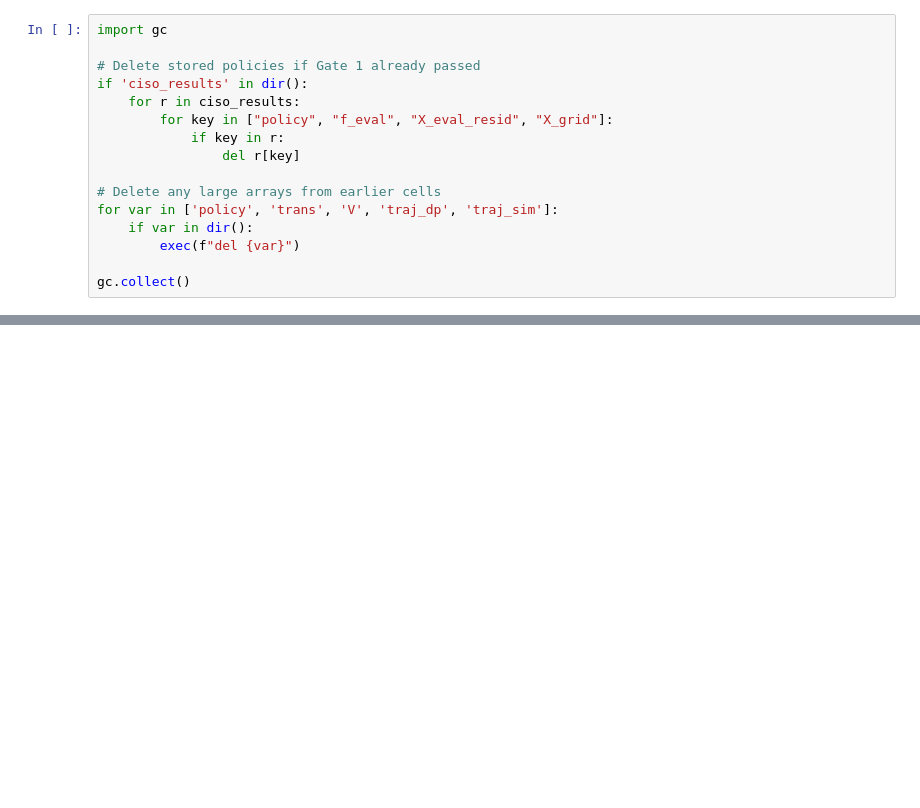
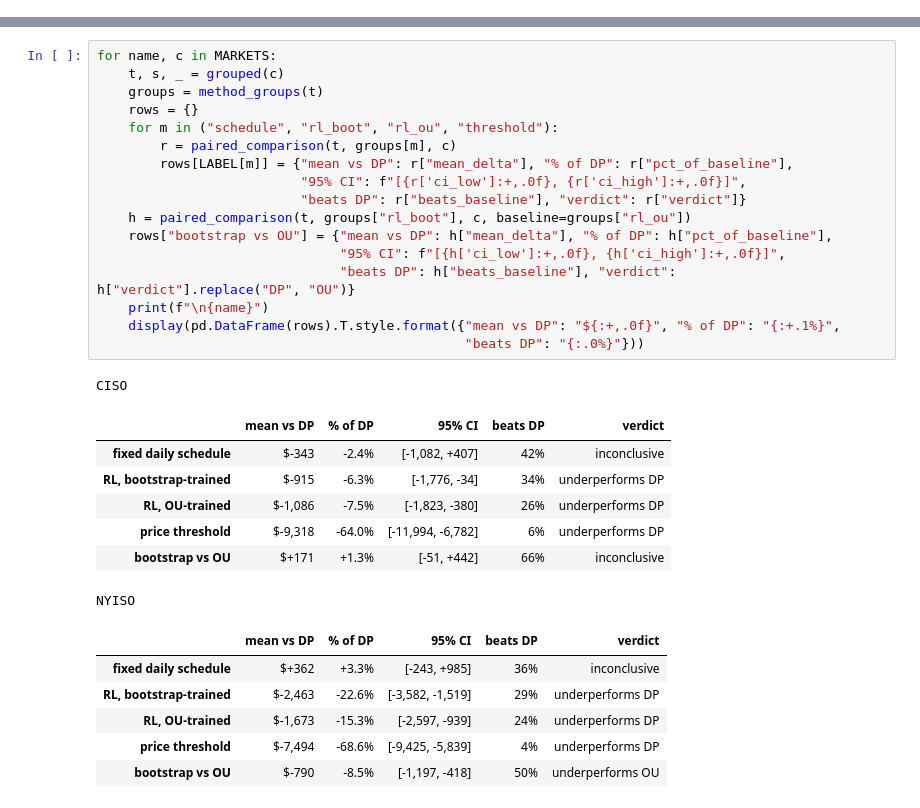
Before and after one commit to keltonmccormick18/Battery-storage-optimization, a Jupyter notebook: notebooks/04_rl.ipynb, the cells around one changed output, grey strips where cells are left out. Drawn from its saved outputs; the diff is of its cells as text; blank space fills up the shorter version.

```diff
--- a/notebooks/04_rl.ipynb
+++ b/notebooks/04_rl.ipynb
@@ -330,16 +0,0 @@ Total:     8.6 GB
-# %%
-import gc
-
-# Delete stored policies if Gate 1 already passed
-if 'ciso_results' in dir():
-    for r in ciso_results:
-        for key in ["policy", "f_eval", "X_eval_resid", "X_grid"]:
-            if key in r:
-                del r[key]
-
-# Delete any large arrays from earlier cells
-for var in ['policy', 'trans', 'V', 'traj_dp', 'traj_sim']:
-    if var in dir():
-        exec(f"del {var}")
-
-gc.collect()
@@ -469,0 +97,32 @@ Available after cleanup: 0.6 GB
+# %%
+for name, c in MARKETS:
+    t, s, _ = grouped(c)
+    groups = method_groups(t)
+    rows = {}
+    for m in ("schedule", "rl_boot", "rl_ou", "threshold"):
+        r = paired_comparison(t, groups[m], c)
+        rows[LABEL[m]] = {"mean vs DP": r["mean_delta"], "% of DP": r["pct_of_baseline"],
+                          "95% CI": f"[{r['ci_low']:+,.0f}, {r['ci_high']:+,.0f}]",
+                          "beats DP": r["beats_baseline"], "verdict": r["verdict"]}
+    h = paired_comparison(t, groups["rl_boot"], c, baseline=groups["rl_ou"])
+    rows["bootstrap vs OU"] = {"mean vs DP": h["mean_delta"], "% of DP": h["pct_of_baseline"],
+                               "95% CI": f"[{h['ci_low']:+,.0f}, {h['ci_high']:+,.0f}]",
+                               "beats DP": h["beats_baseline"], "verdict": h["verdict"].replace("DP", "OU")}
+    print(f"\n{name}")
+    display(pd.DataFrame(rows).T.style.format({"mean vs DP": "${:+,.0f}", "% of DP": "{:+.1%}",
+                                               "beats DP": "{:.0%}"}))
+# %% [output]
+CISO
+|  | mean vs DP | % of DP | 95% CI | beats DP | verdict |
+| fixed daily schedule | $-343 | -2.4% | [-1,082, +407] | 42% | inconclusive |
+| RL, bootstrap-trained | $-915 | -6.3% | [-1,776, -34] | 34% | underperforms DP |
+| RL, OU-trained | $-1,086 | -7.5% | [-1,823, -380] | 26% | underperforms DP |
+| price threshold | $-9,318 | -64.0% | [-11,994, -6,782] | 6% | underperforms DP |
+| bootstrap vs OU | $+171 | +1.3% | [-51, +442] | 66% | inconclusive |
+NYISO
+|  | mean vs DP | % of DP | 95% CI | beats DP | verdict |
+| fixed daily schedule | $+362 | +3.3% | [-243, +985] | 36% | inconclusive |
+| RL, bootstrap-trained | $-2,463 | -22.6% | [-3,582, -1,519] | 29% | underperforms DP |
+| RL, OU-trained | $-1,673 | -15.3% | [-2,597, -939] | 24% | underperforms DP |
+| price threshold | $-7,494 | -68.6% | [-9,425, -5,839] | 4% | underperforms DP |
+| bootstrap vs OU | $-790 | -8.5% | [-1,197, -418] | 50% | underperforms OU |
```
Also changed, not shown: parts of 25 cells of this notebook, 3 other files.
